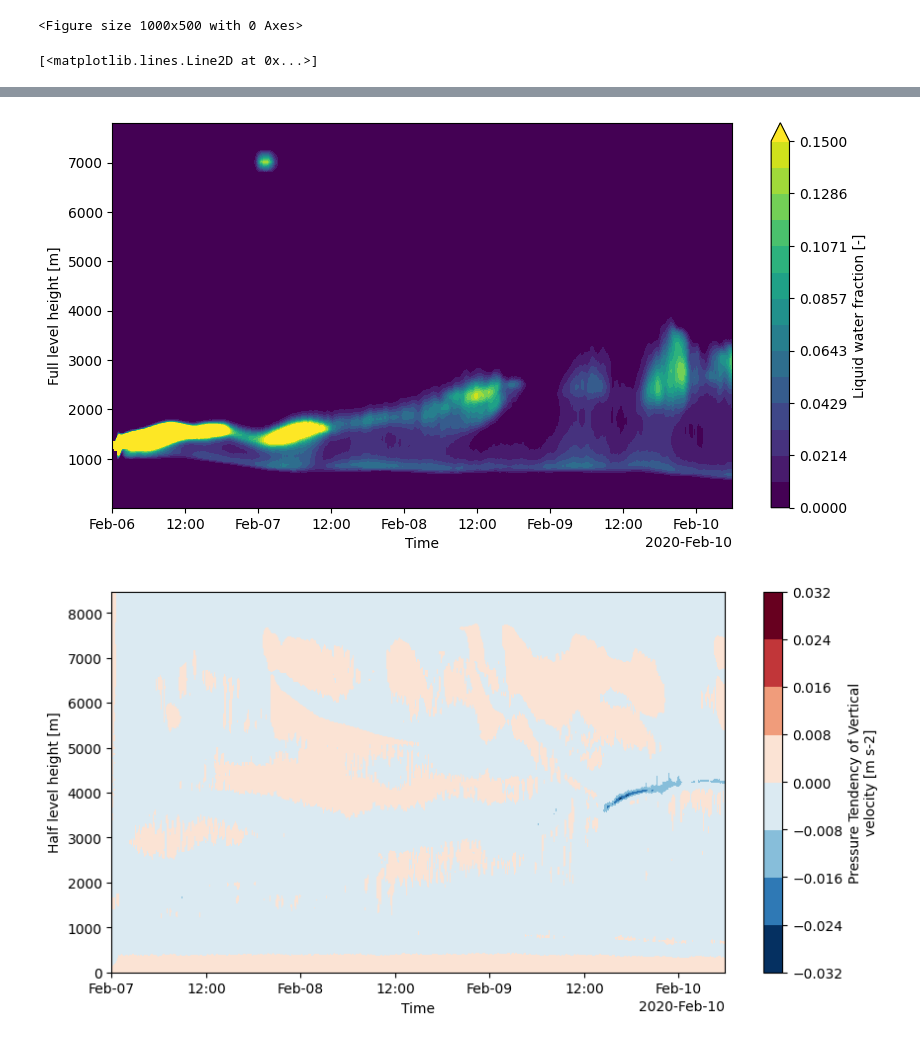
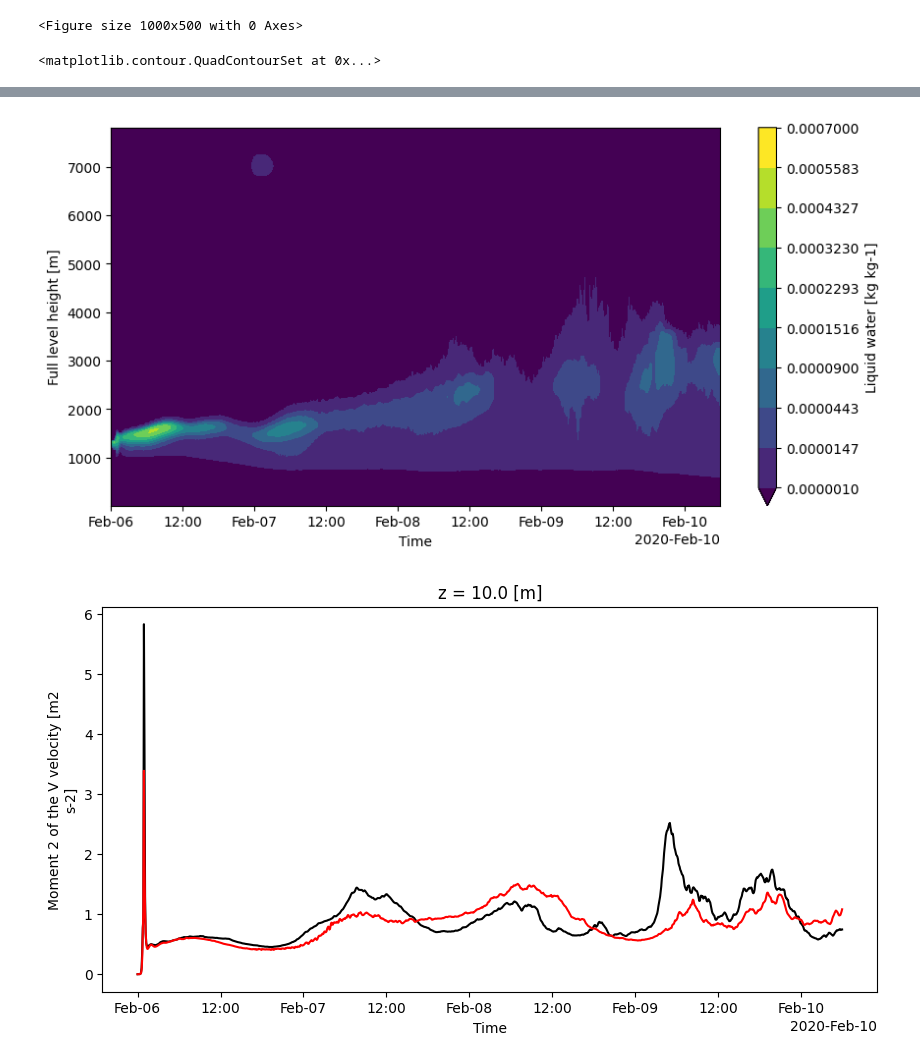
Before and after one commit to girishnigamanth/python_files, a Jupyter notebook: EUREC4A/Ensemble_runs_analysis.ipynb, the cells around one changed output, grey strips where cells are left out. Saved outputs shown, nothing was run; the diff lists cells and outputs as text; code cells hidden in the pictures.

```diff
--- a/EUREC4A/Ensemble_runs_analysis.ipynb
+++ b/EUREC4A/Ensemble_runs_analysis.ipynb
@@ -530,18 +530,27 @@ import open_xarray as ox
 import matplotlib.pyplot as pl
 import numpy as np
 
-ds=ox.open_xarray('/fs/ess/PFS0220/eurec4a/Case_Runs/Feb_9th/Test_7thfeb/eurec4a.124.default.0000000.nc')
+def powspace(start, stop, power, num):
+    start = np.power(start, 1/float(power))
+    stop = np.power(stop, 1/float(power))
+    return np.power( np.linspace(start, stop, num=num), power)
+
+ds=ox.open_xarray('/fs/ess/PFS0220/eurec4a/Case_Runs/Control_Runs/Feb_9th/eurec4a.default.0000000.nc')
 ug=ox.open_xarray('/fs/ess/PFS0220/eurec4a/Case_Runs/Feb_9th/Test_7thfeb/eurec4a.default.0000000.nc')
 ds3=ox.open_xarray('/fs/ess/PFS0220/eurec4a/Case_Runs/Control_Runs/Feb_2nd/eurec4a.default.0000000.nc')
 ds4=ox.open_xarray('/fs/ess/PFS0220/eurec4a/Case_Runs/Feb_2nd/case_feb2nd_1024_200m_jan31_varlln/eurec4a.old.default.0000000.nc')
 pl.figure(figsize=(10,5))
-((ds['ql_frac'])).sel(z=slice(10,8000)).plot.contourf(x='time',y='z',levels=np.linspace(0,0.15,15))
+((ds['ql'])).sel(z=slice(10,8000)).plot.contourf(x='time',y='z',levels=powspace(1e-6,7e-4,2,10))
 pl.figure(figsize=(10,5))
-((ug['ql_frac'])).sel(z=slice(10,8000)).plot.contourf(x='time',y='z',levels=np.linspace(0,0.15,15))
+((ug['ql'])).sel(z=slice(10,8000)).plot.contourf(x='time',y='z',levels=powspace(1e-6,7e-4,2,10))
+
 pl.figure(figsize=(10,5))
-ds.wt_pres.plot.contourf(x='time',y='zh',levels=10)
-pl.figure(figsize=(10,5))
-ug.wt_pres.plot.contourf(x='time',y='zh',levels=10)
+ds['H']=ds['rho'].isel(z=0)*1004*ds['thl_flux'].isel(zh=0)
+ds['LE']=ds['rho'].isel(z=0)*2500000*ds['qt_flux'].isel(zh=0)
+ug['H']=ug['rho'].isel(z=0)*1004*ug['thl_flux'].isel(zh=0)
+ug['LE']=ug['rho'].isel(z=0)*2500000*ug['qt_flux'].isel(zh=0)
+ds.v_2.isel(z=0).plot.line('k-',x='time')
+ug.v_2.isel(z=0).plot.line('r-',x='time')
 
 
 pl.figure(figsize=(10,5))
@@ -549,7 +558,8 @@ ug.ql_cover.plot.line(x='time')
 ds.ql_cover.plot.line(x='time')
 
 pl.figure(figsize=(10,5))
-ug.rh.isel(time=60*12,z=slice(0,130)).plot.line(y='z')
-ug.rh.isel(time=67*12,z=slice(0,130)).plot.line(y='z')
+((ds['u'])).sel(z=slice(10,8000)).plot.contourf(x='time',y='z',levels=np.linspace(-32,32,10))
+pl.figure(figsize=(10,5))
+((ug['u'])).sel(z=slice(10,8000)).plot.contourf(x='time',y='z',levels=np.linspace(-32,32,10))
 # %% [output]
-[<matplotlib.lines.Line2D at 0x...>]
+<matplotlib.contour.QuadContourSet at 0x...>
@@ -557,2 +567,2 @@ ug.rh.isel(time=67*12,z=slice(0,130)).plot.line(y='z')
-[figure, old version]
+[figure, new version]
-[figure, old version]
+[figure, new version]
```
Also changed, not shown: parts of 1 cell of this notebook, 2 other files.
